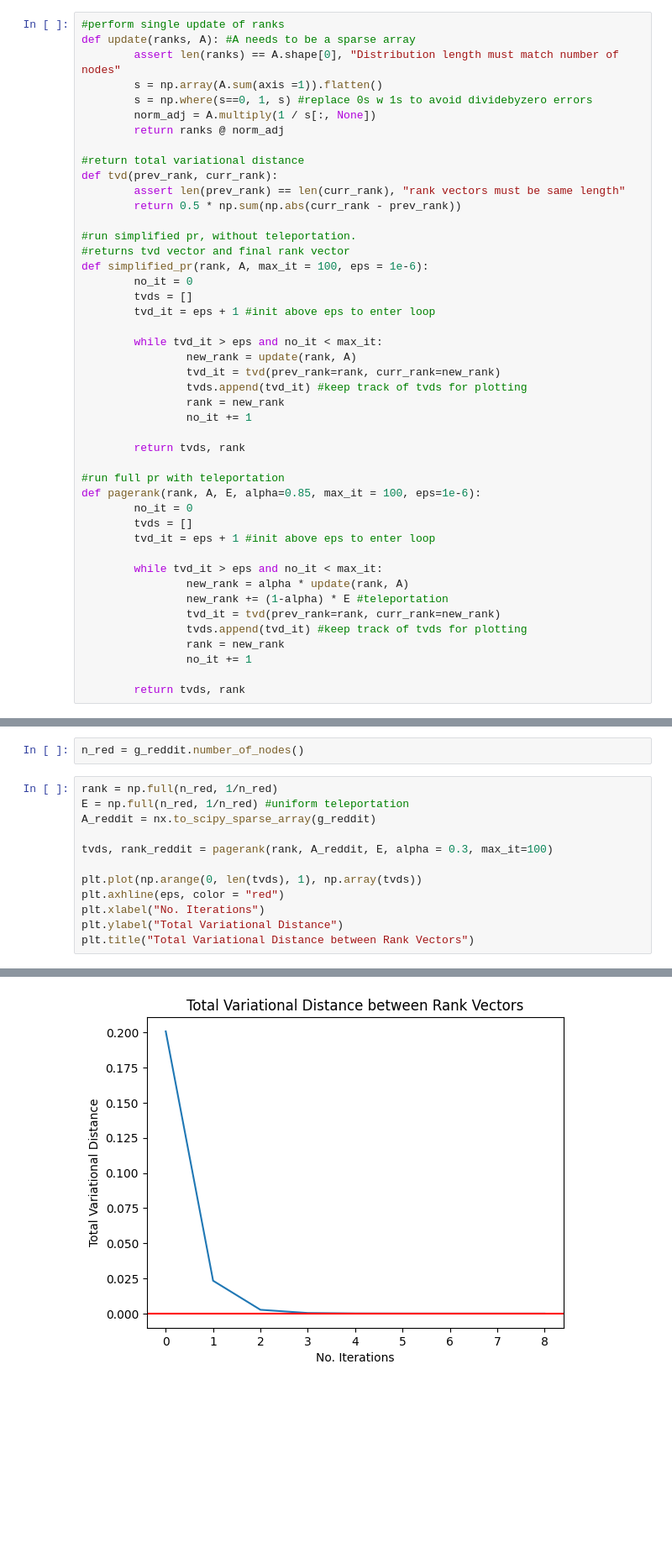
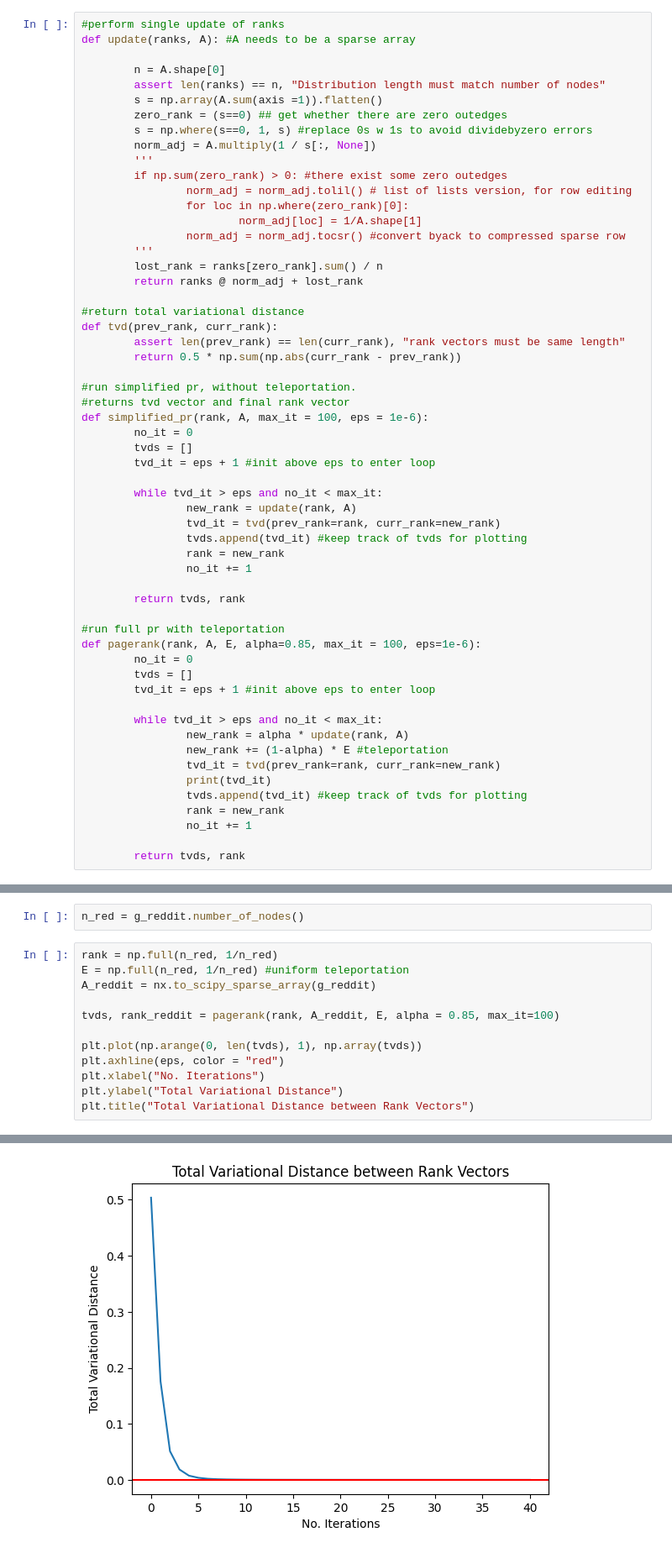
Before and after one commit to vviggyy/mc_pagerank, a Jupyter notebook: mc_pagerank.ipynb, the cells around one changed output, grey strips where cells are left out. Shown at 84% size. Saved outputs shown, nothing was run; the diff lists cells and outputs as text; blank space fills up the shorter version.

Commit message:
adding less connected graph

```diff
--- a/mc_pagerank.ipynb
+++ b/mc_pagerank.ipynb
@@ -110,11 +110,22 @@ eps = 1e-6 #threshold to mark convergence
 # %%
 #perform single update of ranks
 def update(ranks, A): #A needs to be a sparse array
-        assert len(ranks) == A.shape[0], "Distribution length must match number of nodes"
+
+        n = A.shape[0]
+        assert len(ranks) == n, "Distribution length must match number of nodes"
         s = np.array(A.sum(axis =1)).flatten()
+        zero_rank = (s==0) ## get whether there are zero outedges
         s = np.where(s==0, 1, s) #replace 0s w 1s to avoid dividebyzero errors
         norm_adj = A.multiply(1 / s[:, None])
-        return ranks @ norm_adj
+        '''
+        if np.sum(zero_rank) > 0: #there exist some zero outedges
+                norm_adj = norm_adj.tolil() # list of lists version, for row editing
+                for loc in np.where(zero_rank)[0]:
+                        norm_adj[loc] = 1/A.shape[1]
+                norm_adj = norm_adj.tocsr() #convert byack to compressed sparse row
+        '''
+        lost_rank = ranks[zero_rank].sum() / n
+        return ranks @ norm_adj + lost_rank
 
 #return total variational distance
 def tvd(prev_rank, curr_rank):
@@ -147,6 +158,7 @@ def pagerank(rank, A, E, alpha=0.85, max_it = 100, eps=1e-6):
                 new_rank = alpha * update(rank, A)
                 new_rank += (1-alpha) * E #teleportation
                 tvd_it = tvd(prev_rank=rank, curr_rank=new_rank)
+                print(tvd_it)
                 tvds.append(tvd_it) #keep track of tvds for plotting
                 rank = new_rank
                 no_it += 1
@@ -353,7 +379,7 @@ rank = np.full(n_red, 1/n_red)
 E = np.full(n_red, 1/n_red) #uniform teleportation
 A_reddit = nx.to_scipy_sparse_array(g_reddit)
 
-tvds, rank_reddit = pagerank(rank, A_reddit, E, alpha = 0.3, max_it=100)
+tvds, rank_reddit = pagerank(rank, A_reddit, E, alpha = 0.85, max_it=100)
 
 plt.plot(np.arange(0, len(tvds), 1), np.array(tvds))
 plt.axhline(eps, color = "red")
@@ -365,2 +408,2 @@ Text(0.5, 1.0, 'Total Variational Distance between Rank Vectors')
-[figure, old version]
+[figure, new version]
 # %%
```
Also changed, not shown: parts of 9 cells of this notebook.
